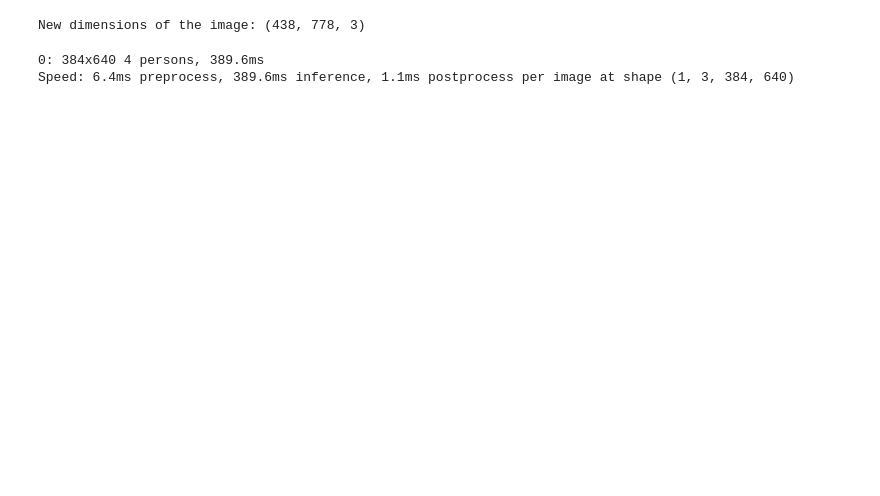
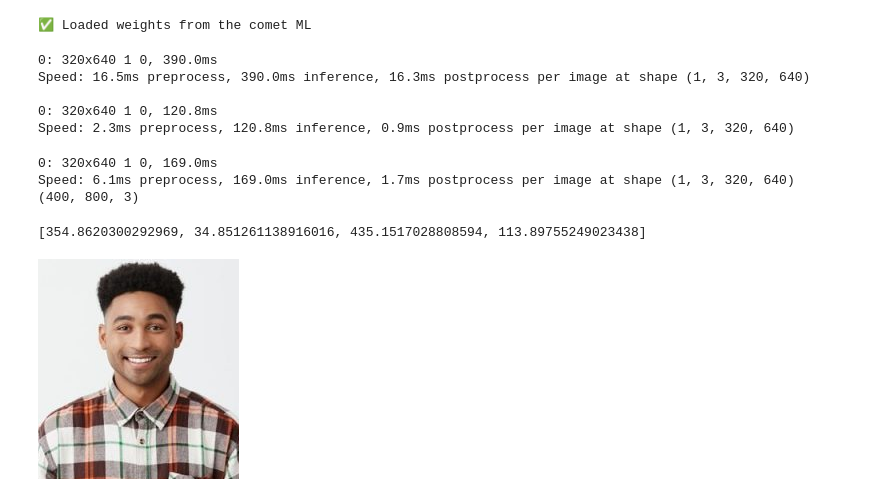
Before and after one commit to matiasenrigue/facetally, a Jupyter notebook: notebooks/matias4_deep_face_trail.ipynb, the cells around one changed output. Cells and saved outputs as stored; diff of their text form; code cells hidden in the pictures; blank space fills up the shorter version.

```diff
--- a/notebooks/matias4_deep_face_trail.ipynb
+++ b/notebooks/matias4_deep_face_trail.ipynb
@@ -21,17 +22,23 @@ model = YOLO("yolov8n.pt")
-# %%
-image_file_path = "trial_images/random_family_pic.jpg"
-
-image_prereshape = Image.open(image_file_path)
-model_shape = (778, 438)
-
-image = image_prereshape.resize(model_shape)
-array_original_image = np.array(image)
-
-print("New dimensions of the image:", array_original_image.shape)
-# %% [output]
-New dimensions of the image: (438, 778, 3)
+# %%
+model, _ = await get_model(MODEL_SOURCE)
+# %% [output]
+✅ Loaded weights from the comet ML
+# %%
+character = Image.open('trial_images/random_person_pic.jpg')
+# output = remove(character)
+character_array = np.array(character)
+model.predict(character_array)
+
+bb = predict_bounding_boxes(character_array, model, "COMET")
+faces = crop_image_faces(character_array, bb)
+# %% [output]
+0: 320x640 1 0, 390.0ms
+Speed: 16.5ms preprocess, 390.0ms inference, 16.3ms postprocess per image at shape (1, 3, 320, 640)
+
+0: 320x640 1 0, 120.8ms
+Speed: 2.3ms preprocess, 120.8ms inference, 0.9ms postprocess per image at shape (1, 3, 320, 640)
 # %%
-def crop_images(original_image_array: np.array, bound_boxes: dict) -> np.array:
+def crop_image(original_image_array: np.array, biggest_bound_box: dict) -> np.array:
     """
     Takes both:
     - The original image array
@@ -44,27 +51,44 @@ def crop_images(original_image_array: np.array, bound_boxes: dict) -> np.array:
 
     # Create an OpenCV image from the numeric array
     opencv_image = cv2.cvtColor(original_image_array, cv2.COLOR_RGB2BGR)
+    print(opencv_image.shape)
+
+    coordinates = biggest_bound_box[0]["Coordinates"]
 
     # Annotate bounding boxes on the OpenCV image
-    for box_info in bound_boxes:
-        coordinates = box_info["Coordinates"]
+    height_face = (coordinates[3]-coordinates[1])
+    lenght_face = (coordinates[2]-coordinates[0])
 
-        face = opencv_image[int(coordinates[1]): int(coordinates[3]),  # (y1, y2)
-                            int(coordinates[0]): int(coordinates[2])]  # (x1, x2)
+    x1 = int(max(0, coordinates[0] - lenght_face * 0.75))
+    x2 = int(min(opencv_image.shape[1], coordinates[2] + lenght_face * 0.75))
 
-        face_colored = cv2.cvtColor(face, cv2.COLOR_BGR2RGB)
+    y1 = int(max(0, coordinates[1] - height_face * 0.50))
+    y2 = int(min(opencv_image.shape[0], coordinates[3] + height_face * 1.35))
 
-        faces_list.append(face_colored)
+    face = opencv_image[ y1: y2, x1: x2]
+    # face = opencv_image[int(coordinates[1]):int(coordinates[3]),
+    #                     int(coordinates[0]):int(coordinates[2])]
 
+    face_colored = cv2.cvtColor(face, cv2.COLOR_BGR2RGB)
+
+    faces_list.append(face_colored)
 
     # Display or save the annotated image as needed
     return faces_list
-# %%
-bbs = predict_bounding_boxes(image, model)
-croped_images = crop_images(array_original_image, bbs)
-# %% [output]
-0: 384x640 4 persons, 389.6ms
-Speed: 6.4ms preprocess, 389.6ms inference, 1.1ms postprocess per image at shape (1, 3, 384, 640)
+# %%
+bbs = predict_bounding_boxes(character_array, model)
+croped_image = crop_images(character_array, bbs)
+display(bbs[0]["Coordinates"])
+
+img = Image.fromarray(croped_image[0])
+# img = Image.fromarray(croped_images[0])
+img
+# %% [output]
+0: 320x640 1 0, 169.0ms
+Speed: 6.1ms preprocess, 169.0ms inference, 1.7ms postprocess per image at shape (1, 3, 320, 640)
+(400, 800, 3)
+[354.8620300292969, 34.851261138916016, 435.1517028808594, 113.89755249023438]
+[figure, added]
 # %%
 print(len(croped_images))
 len(croped_images[0])
```
Also changed, not shown: parts of 5 cells of this notebook, 4 other files.
